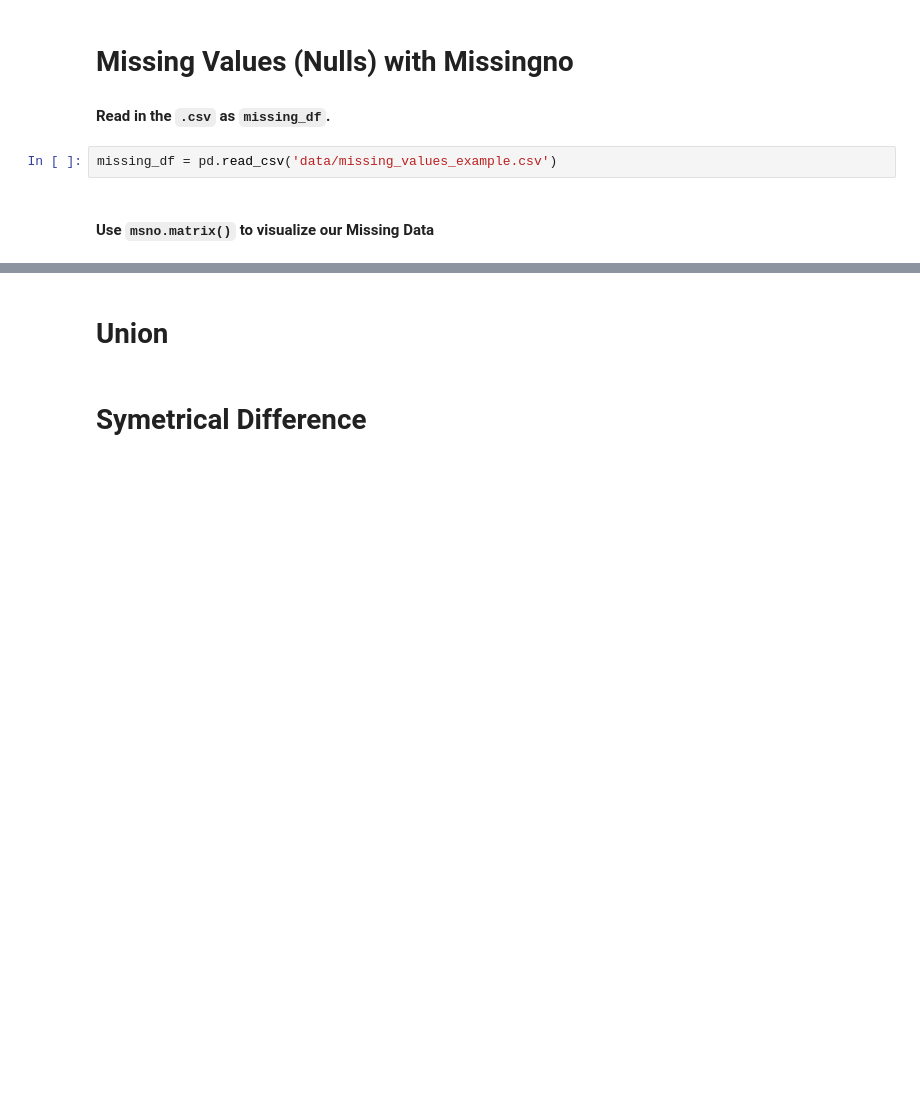
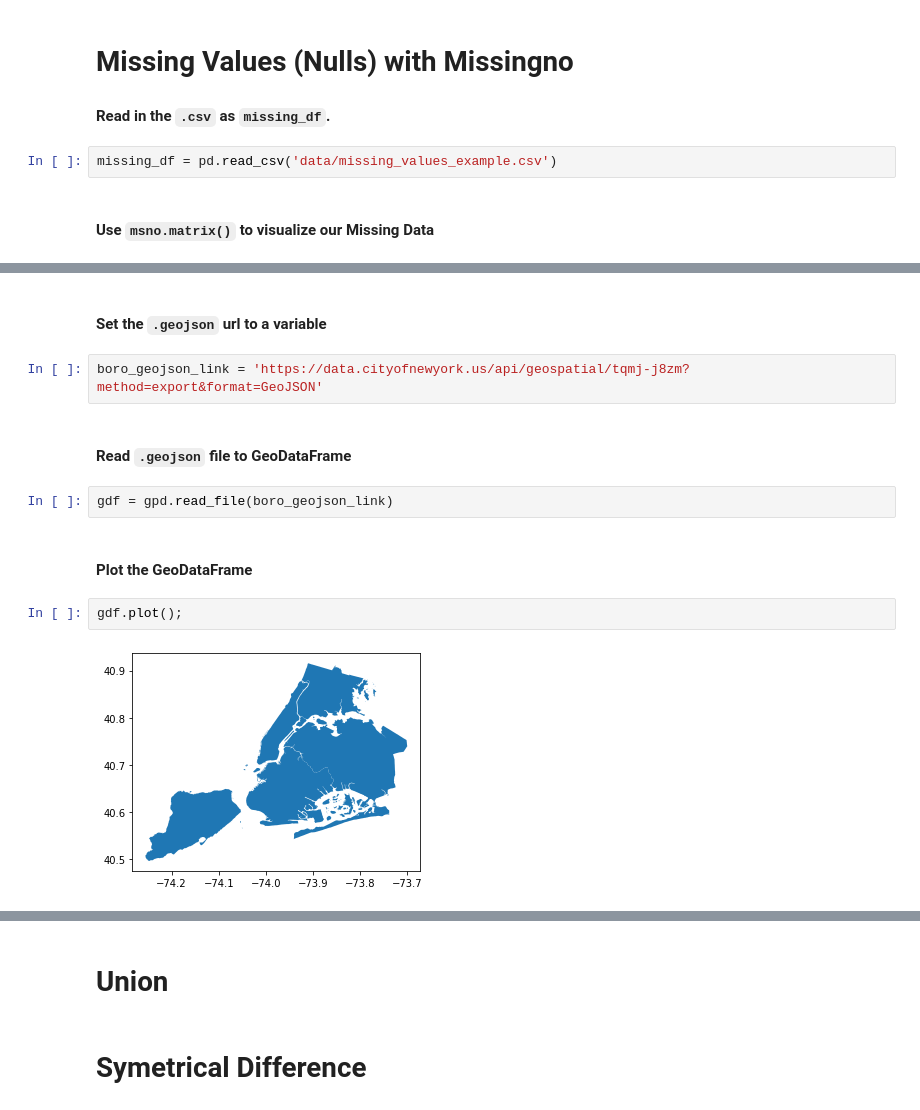
Before and after one commit to pratt-savi-810/pratt-savi-810-2020-03-lesson_05, a Jupyter notebook: completed/lesson_05_completed.ipynb, the cells around one changed output, grey strips where cells are left out. Cells and saved outputs as stored; diff of their text form; blank space fills up the shorter version.

```diff
--- a/completed/lesson_05_completed.ipynb
+++ b/completed/lesson_05_completed.ipynb
@@ -147,0 +116,14 @@ https://geopandas.org/geometric_manipulations.html
+# %% [markdown]
+#### Set the `.geojson` url to a variable
+# %%
+boro_geojson_link = 'https://data.cityofnewyork.us/api/geospatial/tqmj-j8zm?method=export&format=GeoJSON'
+# %% [markdown]
+#### Read `.geojson` file to GeoDataFrame
+# %%
+gdf = gpd.read_file(boro_geojson_link)
+# %% [markdown]
+#### Plot the GeoDataFrame
+# %%
+gdf.plot();
+# %% [output]
+[figure, added]
```
Also changed, not shown: parts of 42 cells of this notebook.
